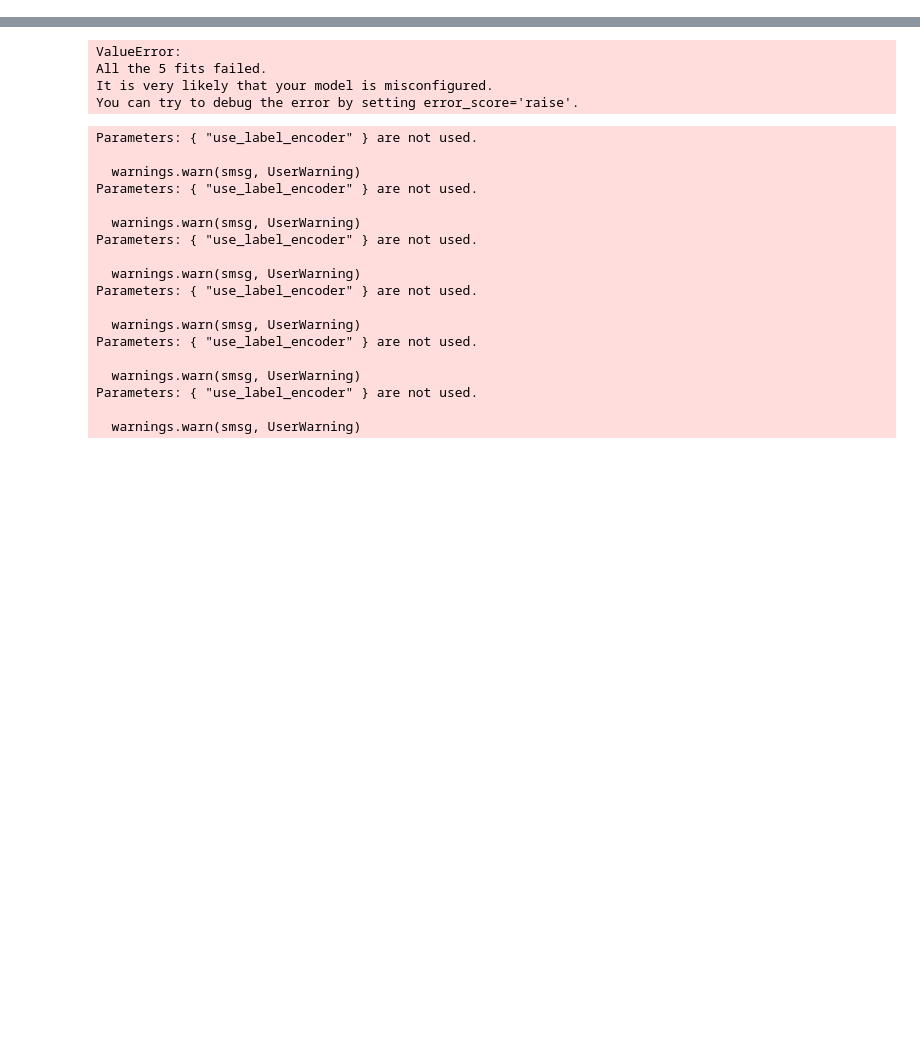
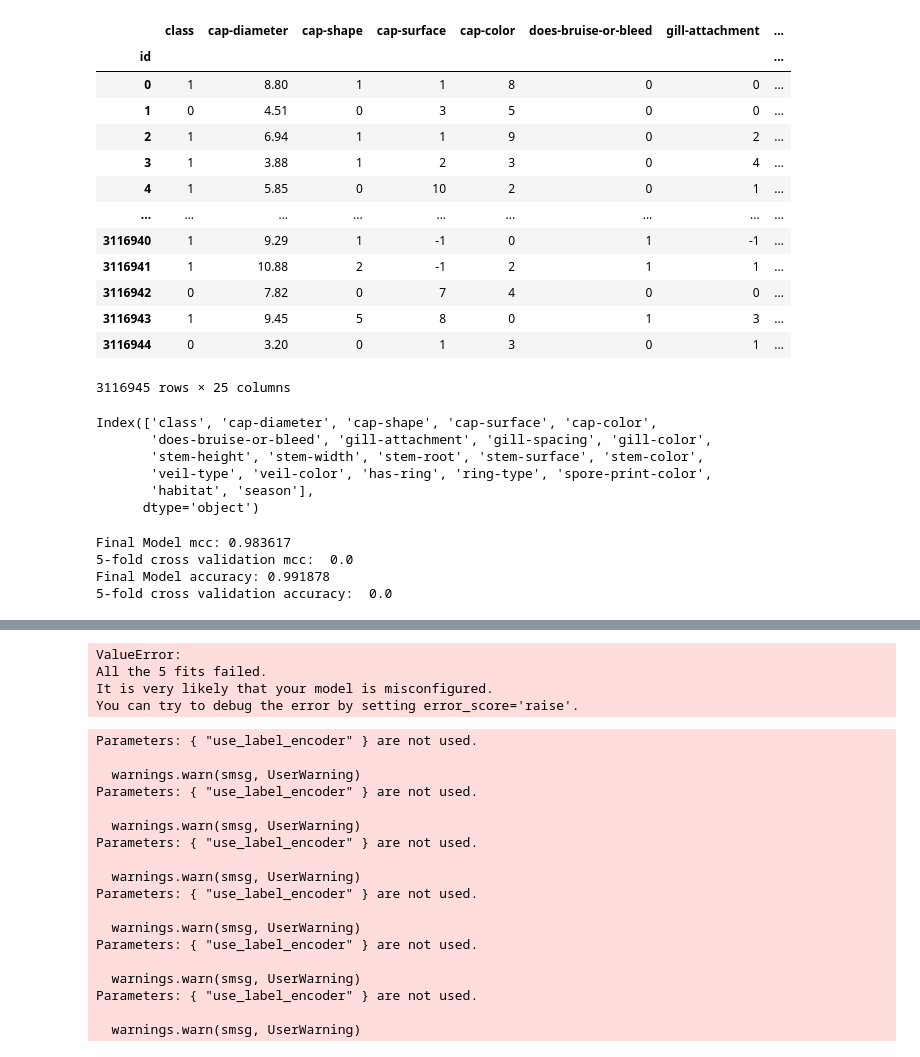
Before and after one commit to yuwei-1/Kaggle-tools, a Jupyter notebook: poisonous_mushroom_classification.ipynb, the cells around one changed output, grey strips where cells are left out. Cells and saved outputs as stored; diff of their text form; code cells hidden in the pictures; blank space fills up the shorter version.

```diff
--- a/poisonous_mushroom_classification.ipynb
+++ b/poisonous_mushroom_classification.ipynb
@@ -49,7 +0,0 @@ categorical_col_names
-# %%
-df = CategoricalLabelErrorImputator().impute(df.copy(),
-                                            categorical_col_names,
-                                            10)
-test_df = CategoricalLabelErrorImputator().impute(test_df.copy(),
-                                                test_categorical_col_names,
-                                                10)
@@ -88,0 +245,47 @@ y_test) = data_manager.dataset_partition()
+# %%
+train_csv_path = "data/poisonous_mushrooms/train.csv"
+test_csv_path = "data/poisonous_mushrooms/test.csv"
+target_col_name = "class"
+settings = DataSciencePipelineSettings(train_csv_path,
+                                        test_csv_path,
+                                        target_col_name,
+                                        )
+encoded_df, encoded_test_df, new_settings = CategoricalDenoiserPreprocessor(settings,
+                                                                            return_categorical=True).process()
+# %%
+def add_new_features(df):
+    epsilon = 1e-6
+    df['cap-stem-width'] = df['cap-diameter'] / (df['stem-width'] + epsilon)
+    df['stem-width-to-height-ratio'] = df['stem-width'] / (df['stem-height'] + epsilon)
+    df['stem-wider-than-height'] = (df['stem-width'] >= df['stem-height']).astype("category")
+    df['cap-wider-than-stem'] = (df['cap-diameter'] >= df['stem-width']).astype("category")
+    return df
+# %%
+encoded_exfeats_df = add_new_features(encoded_df.copy())
+encoded_test_exfeats_df = add_new_features(encoded_test_df.copy())
+# %%
+encoded_exfeats_df
+# %% [output]
+|  | class | cap-diameter | cap-shape | cap-surface | cap-color | does-bruise-or-bleed | gill-attachment | ... |
+| id |  |  |  |  |  |  |  | ... |
+| 0 | 1 | 8.80 | 1 | 1 | 8 | 0 | 0 | ... |
+| 1 | 0 | 4.51 | 0 | 3 | 5 | 0 | 0 | ... |
+| 2 | 1 | 6.94 | 1 | 1 | 9 | 0 | 2 | ... |
+| 3 | 1 | 3.88 | 1 | 2 | 3 | 0 | 4 | ... |
+| 4 | 1 | 5.85 | 0 | 10 | 2 | 0 | 1 | ... |
+| ... | ... | ... | ... | ... | ... | ... | ... | ... |
+| 3116940 | 1 | 9.29 | 1 | -1 | 0 | 1 | -1 | ... |
+| 3116941 | 1 | 10.88 | 2 | -1 | 2 | 1 | 1 | ... |
+| 3116942 | 0 | 7.82 | 0 | 7 | 4 | 0 | 0 | ... |
+| 3116943 | 1 | 9.45 | 5 | 8 | 0 | 1 | 3 | ... |
+| 3116944 | 0 | 3.20 | 0 | 1 | 3 | 0 | 1 | ... |
+3116945 rows × 25 columns
+# %%
+encoded_df.columns
+# %% [output]
+Index(['class', 'cap-diameter', 'cap-shape', 'cap-surface', 'cap-color',
+       'does-bruise-or-bleed', 'gill-attachment', 'gill-spacing', 'gill-color',
+       'stem-height', 'stem-width', 'stem-root', 'stem-surface', 'stem-color',
+       'veil-type', 'veil-color', 'has-ring', 'ring-type', 'spore-print-color',
+       'habitat', 'season'],
+      dtype='object')
@@ -88,0 +342,25 @@ y_test) = data_manager.dataset_partition()
+# %%
+model = XGBClassifier(**xgb_params,
+                        verbosity=0,
+                        objective='binary:logistic',
+                        eval_metric='logloss',
+                        tree_method='hist',
+                        enable_categorical=True
+                        )
+num_splits = 5
+eval_metrics = {"mcc" : fast_matthews_corr_coeff, "accuracy" : accuracy_score}
+skf = StratifiedKFold(n_splits=num_splits)
+
+
+model, cv_scores, test_scores = CrossValidateTestSklearnModel(model,
+                              eval_metrics,
+                              None,
+                              num_splits).evaluate(X_train_categorical,
+                                                   y_train_categorical,
+                                                   X_test_categorical,
+                                                   y_test_categorical)
+# %% [output]
+Final Model mcc: 0.983617
+5-fold cross validation mcc:  0.0
+Final Model accuracy: 0.991878
+5-fold cross validation accuracy:  0.0
```
Also changed, not shown: parts of 122 cells of this notebook, 33 other files.
